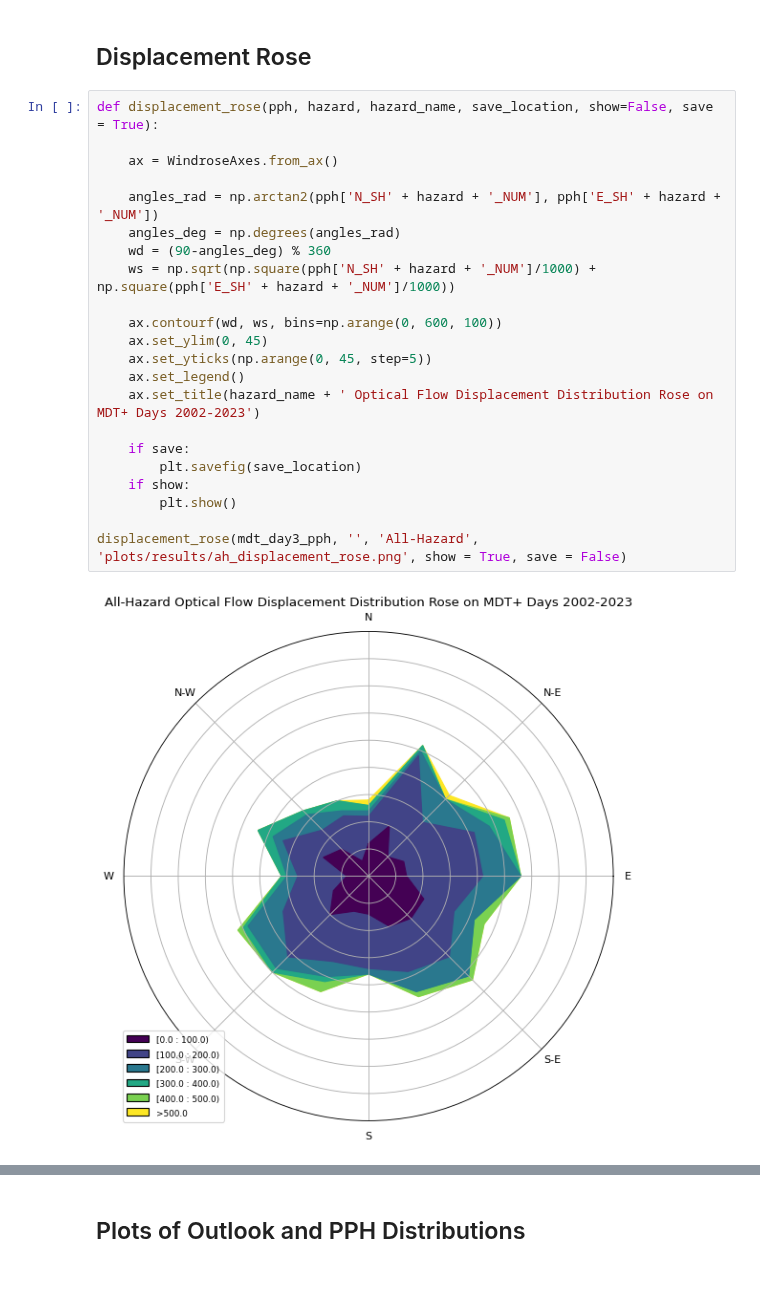
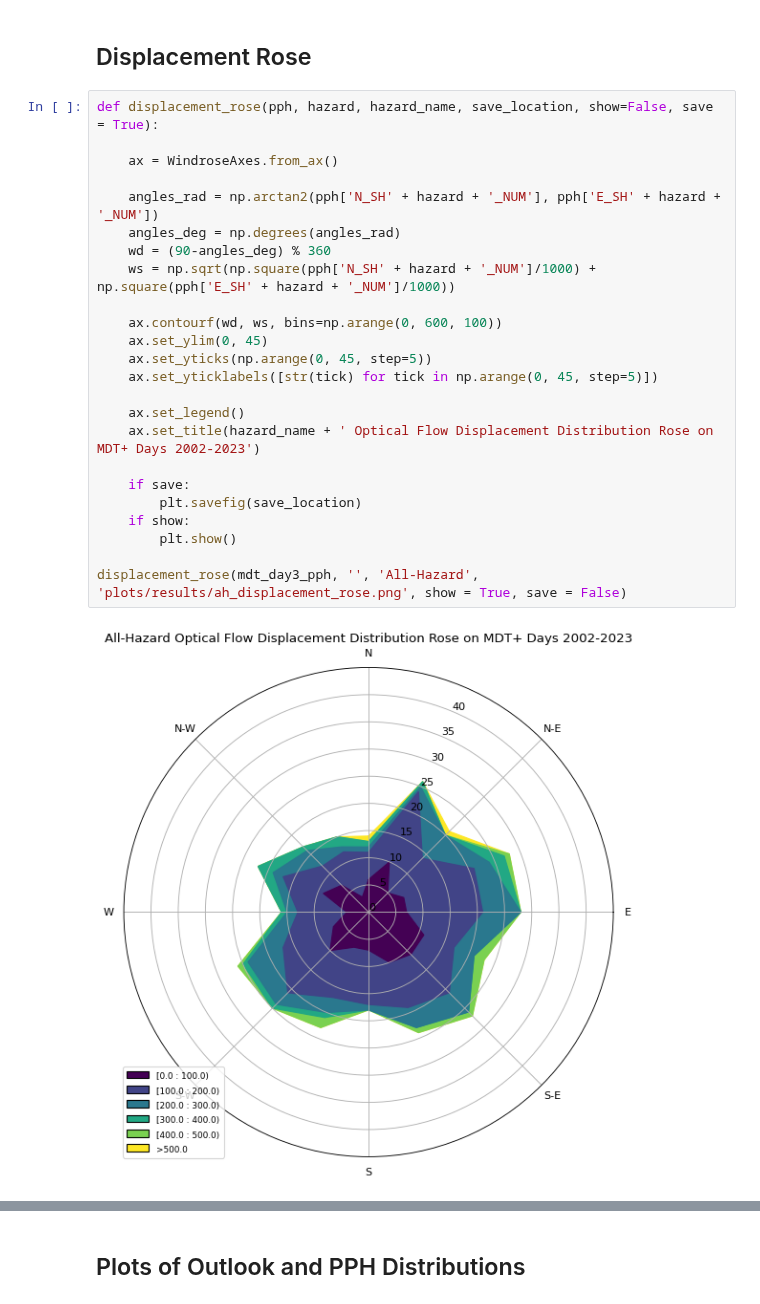
Before and after one commit to milesepstein13/severe-thunderstorm-analysis, a Jupyter notebook: explore_subsets.ipynb, the cells around one changed output, grey strips where cells are left out. Drawn from its saved outputs; the diff is of its cells as text.

```diff
--- a/explore_subsets.ipynb
+++ b/explore_subsets.ipynb
@@ -592,27 +610,29 @@ stacked_histogram(mdt_day3_pph, 'EE_S_T_NUM', 'REGION_M', 'Eastward Displacement
 # %%
 def displacement_rose(pph, hazard, hazard_name, save_location, show=False, save = True):
 
     ax = WindroseAxes.from_ax()
 
     angles_rad = np.arctan2(pph['N_SH' + hazard + '_NUM'], pph['E_SH' + hazard + '_NUM'])
     angles_deg = np.degrees(angles_rad)
     wd = (90-angles_deg) % 360
     ws = np.sqrt(np.square(pph['N_SH' + hazard + '_NUM']/1000) + np.square(pph['E_SH' + hazard + '_NUM']/1000))
 
     ax.contourf(wd, ws, bins=np.arange(0, 600, 100))
     ax.set_ylim(0, 45)
     ax.set_yticks(np.arange(0, 45, step=5))
+    ax.set_yticklabels([str(tick) for tick in np.arange(0, 45, step=5)])
+
     ax.set_legend()
     ax.set_title(hazard_name + ' Optical Flow Displacement Distribution Rose on MDT+ Days 2002-2023')
 
     if save:
         plt.savefig(save_location)
     if show:
         plt.show()
 
 displacement_rose(mdt_day3_pph, '', 'All-Hazard', 'plots/results/ah_displacement_rose.png', show = True, save = False)
 # %% [output]
-[figure, old version]
+[figure, new version]
 # %%
 displacement_rose(mdt_day3_pph, '', 'All-Hazard', 'plots/results/ah_displacement_rose.png', show = True, save = True)
 displacement_rose(mdt_day3_pph, '_W', 'Wind', 'plots/results/wind_displacement_rose.png', show = True, save = True)
```
Also changed, not shown: parts of 2 cells of this notebook, 9 other files.
